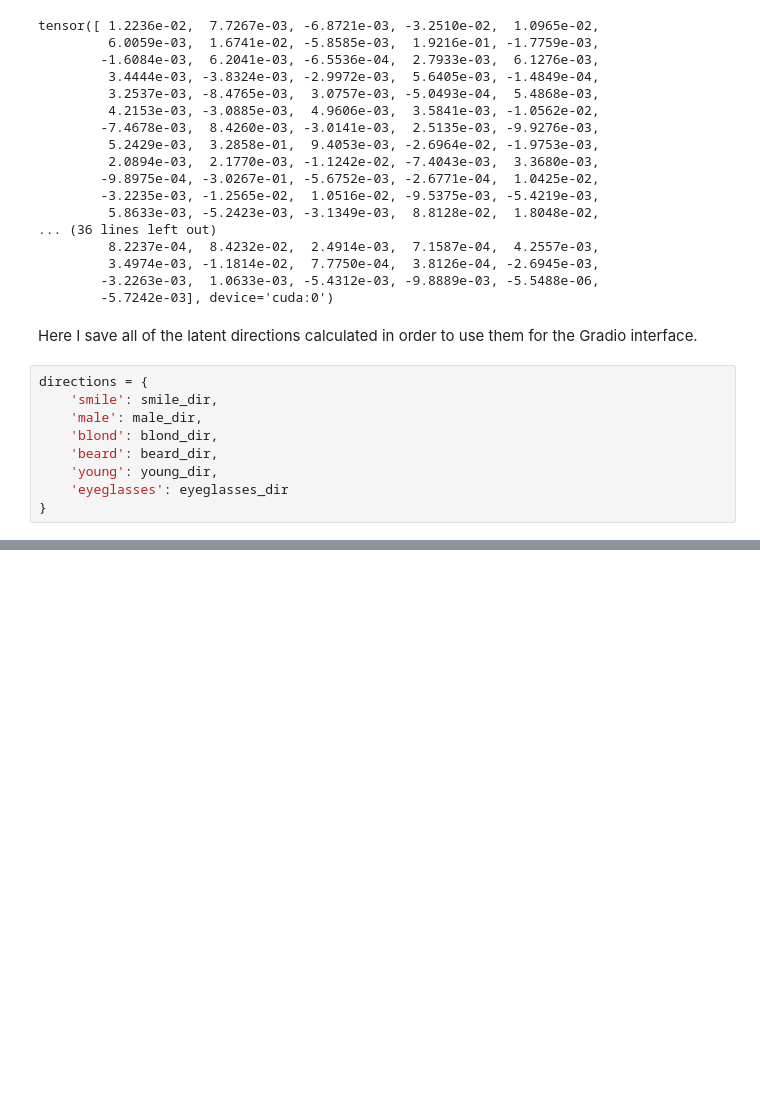
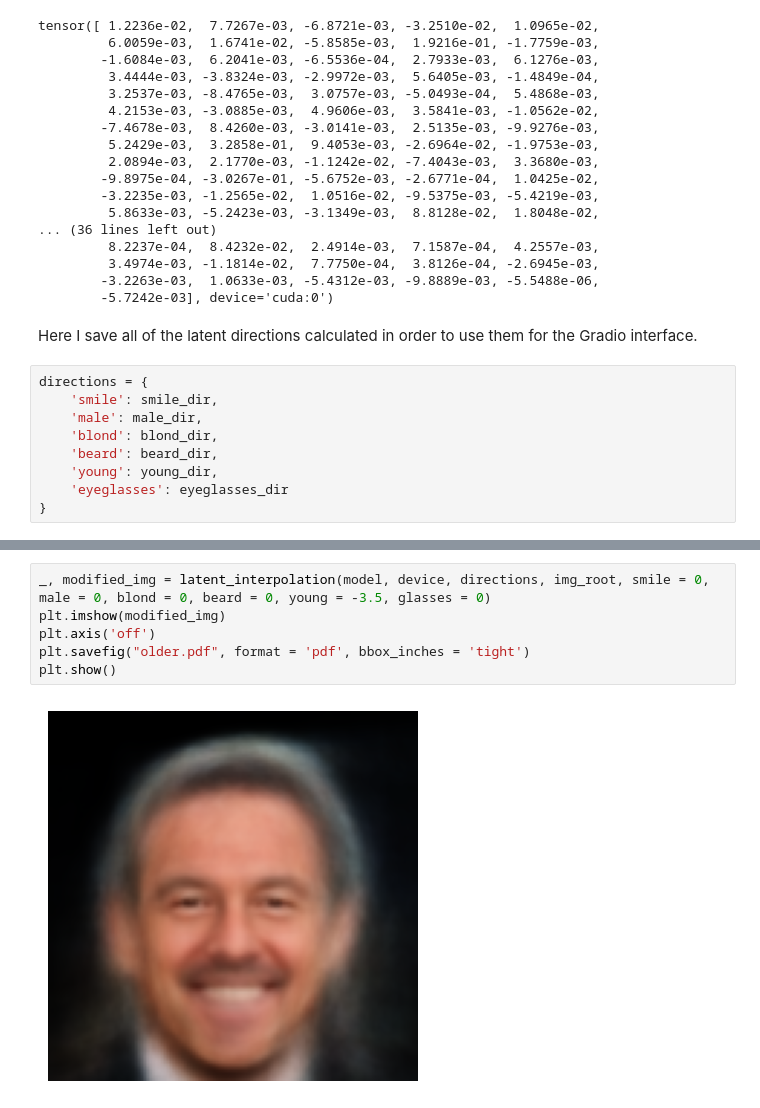
Before and after one commit to angelr-code/vae-project, a Jupyter notebook: notebooks/latent_manipulation.ipynb, the cells around one changed output, grey strips where cells are left out. Saved outputs shown, nothing was run; the diff lists cells and outputs as text; blank space fills up the shorter version.

```diff
--- a/notebooks/latent_manipulation.ipynb
+++ b/notebooks/latent_manipulation.ipynb
@@ -292,0 +259,8 @@ plt.axis('off')
+# %%
+_, modified_img = latent_interpolation(model, device, directions, img_root, smile = 0, male = 0, blond = 0, beard = 0, young = -3.5, glasses = 0)
+plt.imshow(modified_img)
+plt.axis('off')
+plt.savefig("older.pdf", format = 'pdf', bbox_inches = 'tight')
+plt.show()
+# %% [output]
+[figure, added]
```
Also changed, not shown: parts of 22 cells of this notebook, 13 other files.
